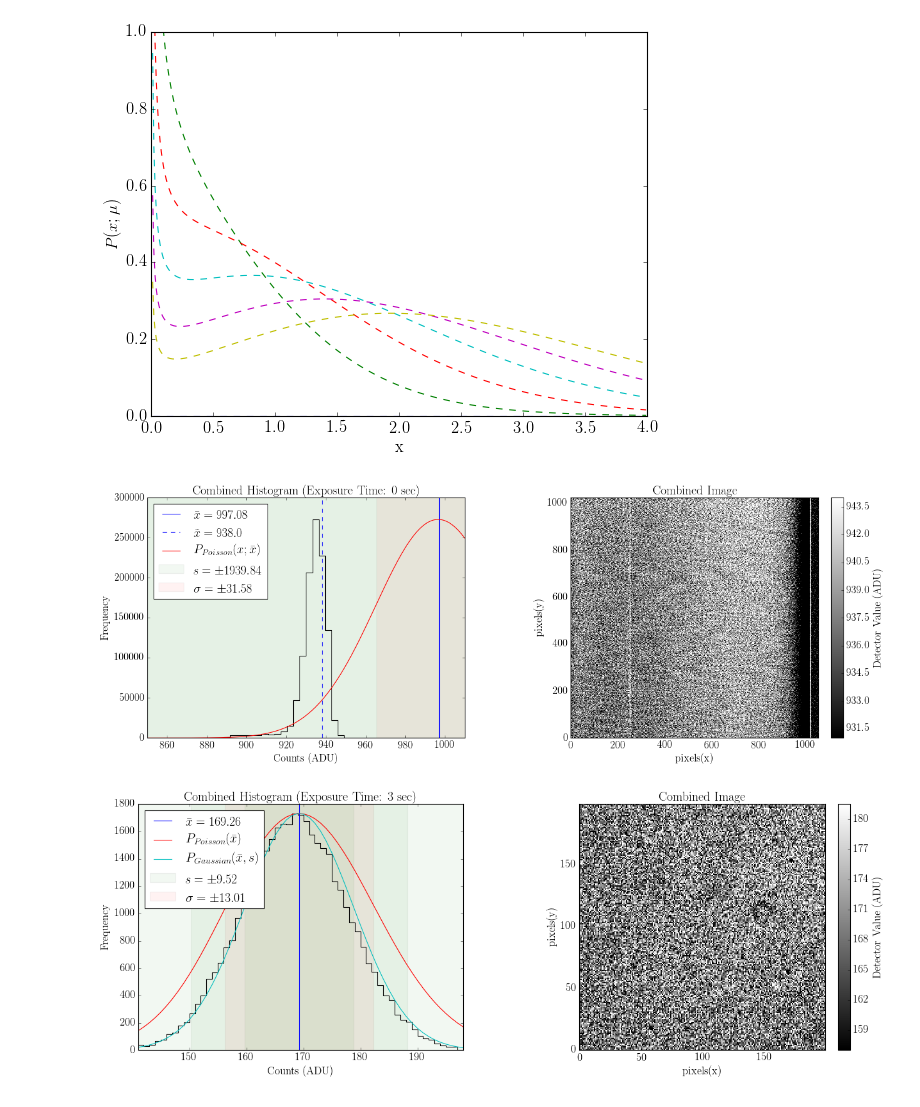
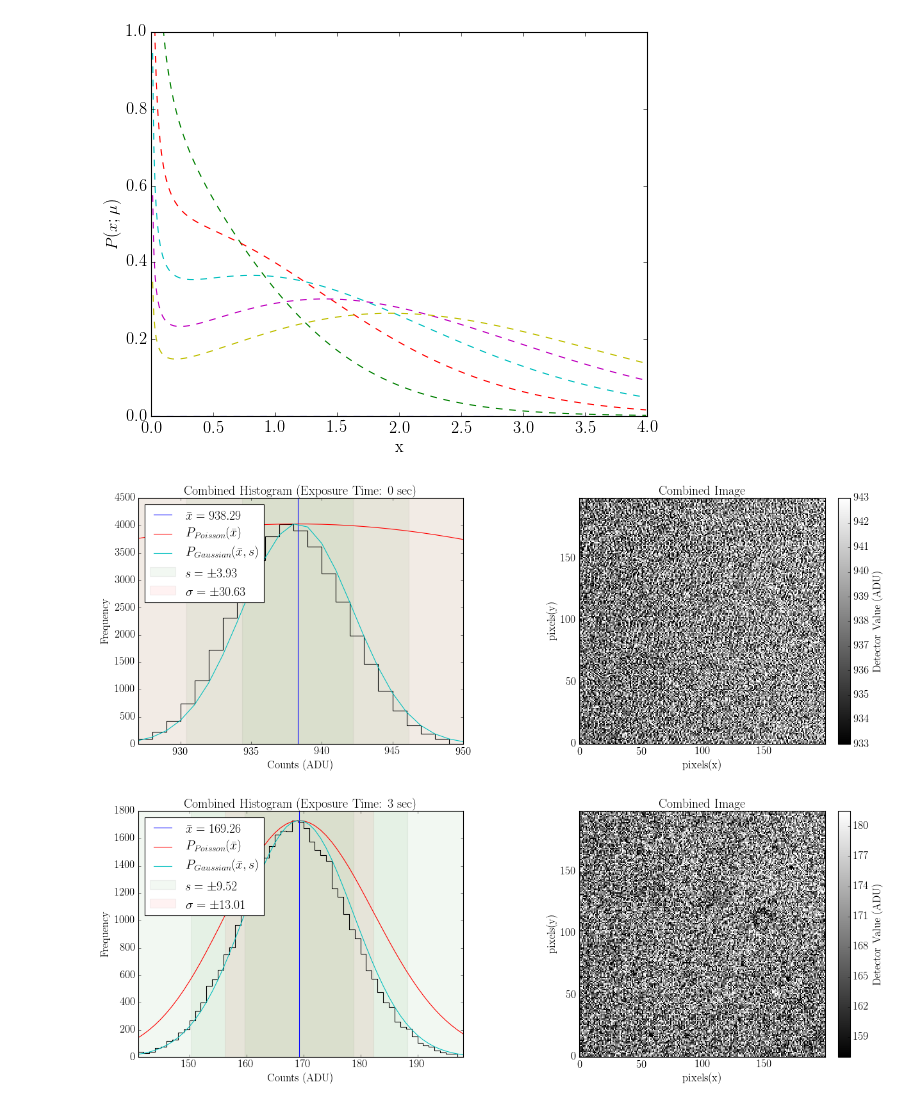
Before and after one commit to jbirky/photonCounting, a Jupyter notebook: analysis.ipynb, the cells around one changed output. Saved outputs shown, nothing was run; the diff lists cells and outputs as text; code cells hidden in the pictures.

```diff
--- a/analysis.ipynb
+++ b/analysis.ipynb
@@ -24,25 +24,9 @@ def median(array):
 
     return sorted(array)[percentile50]
 # %%
-def factorial(n, **kwargs):
-
-    method = kwargs.get('method', 'sterling')
-
-    if method == 'exact':
-        nfact = 1
-        for i in range(n):
-            nfact *= (i+1)
-    # sterling approximation
-    elif method == 'sterling':
-        nfact = math.sqrt(2*math.pi) * n**(n+.5) / math.e**n
-
-    return nfact
 
 def poisson_approx(data, mean, **kwargs):
 
-    method = kwargs.get('method')
-
-#     pdist = np.array([mu**x/factorial(x, method=method) * math.e**(-mu) for x in xarray])
     pdist = np.array(np.exp((data*np.log(mean))-(data*np.log(data))+data-mean))
 
     return pdist
@@ -220,11 +204,17 @@ def plotAll(array2D, **kwargs):
         plt.savefig(save_dir + 'exposure%s.png'%(exp))
     plt.show()
 # %%
+window = [(450,450), (200,200)]
+
 array3D = readData('data/exp0/')
 bias_2D = combineFrame(array3D)
-plotAll(bias_2D, rng=[850,1010], nbins=50, exp=0, save_dir='writeup/plots/')
+
+#cut data
+bias_2D_cut = Cutout2D(bias_2D, window[0], window[1]).data
+
+plotAll(bias_2D_cut, sigma=3, exp=0, save_dir='writeup/plots/')
 # %% [output]
-[figure, old version]
+[figure, new version]
 # %%
 files = natsorted(os.listdir('data/'))[1:]
 exp_times = np.array([int(f.split('exp')[1]) for f in files])
```
Also changed, not shown: parts of 3 cells of this notebook, 1 other file.
